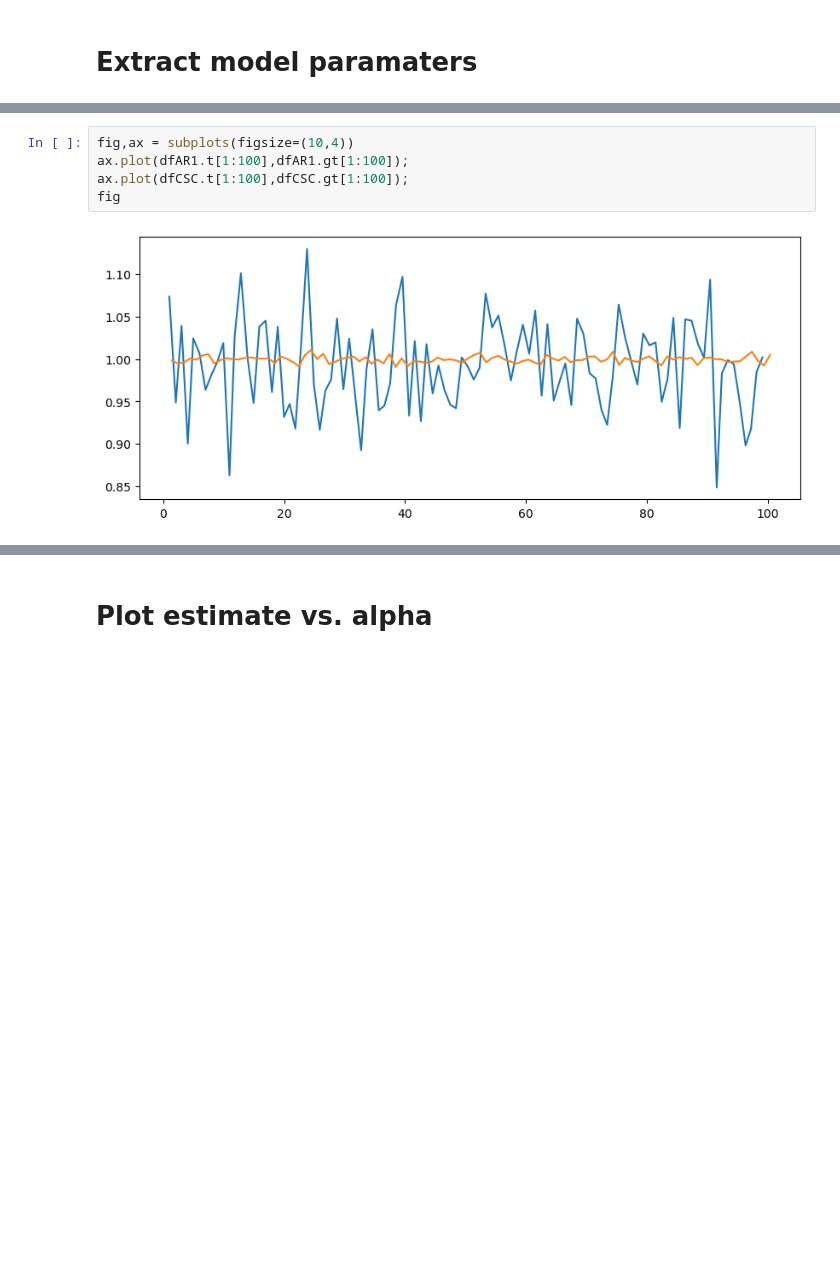
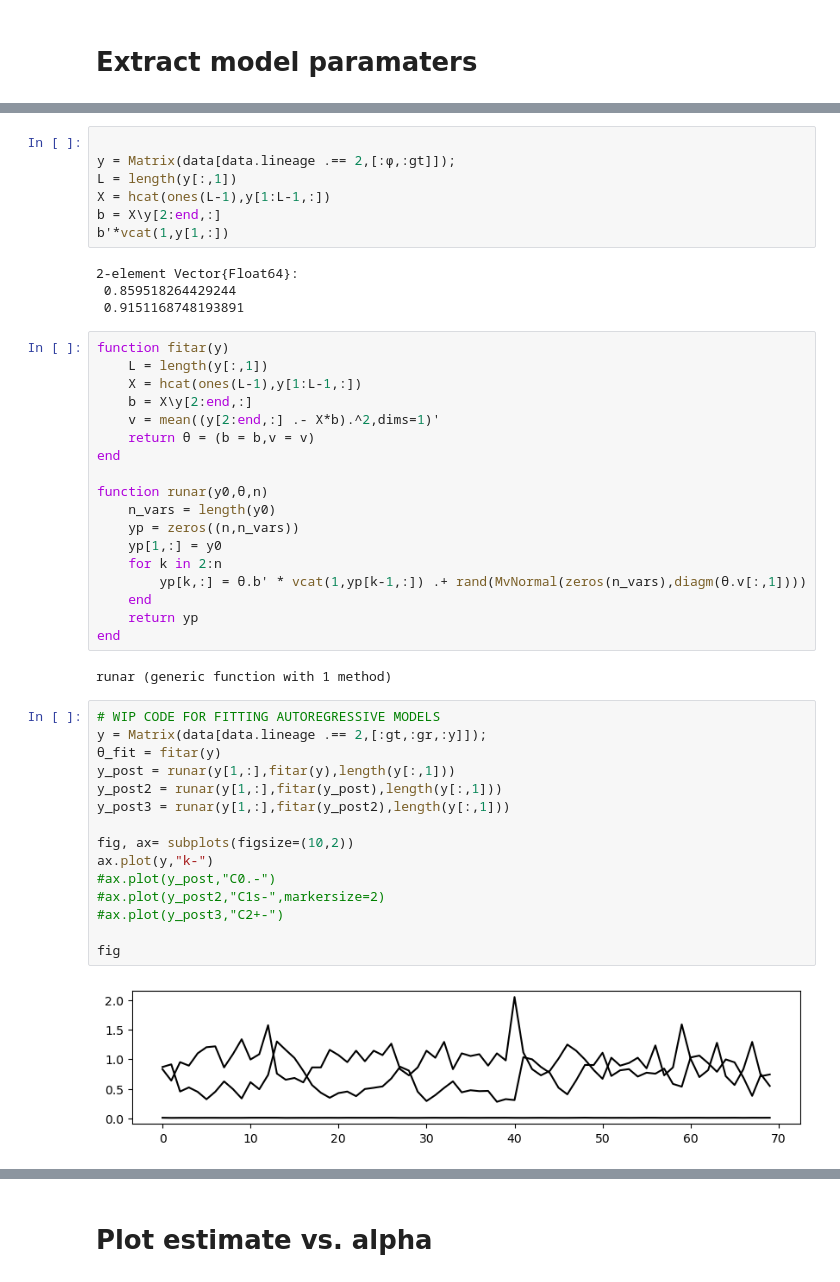
Before and after one commit to elevien/LDPrediction, a Jupyter notebook: src/PAPER_mothermachine.ipynb, the cells around one changed output, grey strips where cells are left out. Drawn from its saved outputs; the diff is of its cells as text; blank space fills up the shorter version.

```diff
--- a/src/PAPER_mothermachine.ipynb
+++ b/src/PAPER_mothermachine.ipynb
@@ -91,7 +45,48 @@ dfCSC[:,:gt] = push!(diff(dfCSC.t),1)
-# %%
-fig,ax = subplots(figsize=(10,4))
-ax.plot(dfAR1.t[1:100],dfAR1.gt[1:100]);
-ax.plot(dfCSC.t[1:100],dfCSC.gt[1:100]);
-fig
-# %% [output]
-[figure, removed]
+# %%
+
+y = Matrix(data[data.lineage .== 2,[:ϕ,:gt]]);
+L = length(y[:,1])
+X = hcat(ones(L-1),y[1:L-1,:])
+b = X\y[2:end,:]
+b'*vcat(1,y[1,:])
+# %% [output]
+2-element Vector{Float64}:
+ 0.859518264429244
+ 0.9151168748193891
+# %%
+function fitar(y)
+    L = length(y[:,1])
+    X = hcat(ones(L-1),y[1:L-1,:])
+    b = X\y[2:end,:]
+    v = mean((y[2:end,:] .- X*b).^2,dims=1)'
+    return θ = (b = b,v = v)
+end
+
+function runar(y0,θ,n)
+    n_vars = length(y0)
+    yp = zeros((n,n_vars))
+    yp[1,:] = y0
+    for k in 2:n
+        yp[k,:] = θ.b' * vcat(1,yp[k-1,:]) .+ rand(MvNormal(zeros(n_vars),diagm(θ.v[:,1])))
+    end
+    return yp
+end
+# %% [output]
+runar (generic function with 1 method)
+# %%
+# WIP CODE FOR FITTING AUTOREGRESSIVE MODELS
+y = Matrix(data[data.lineage .== 2,[:gt,:gr,:y]]);
+θ_fit = fitar(y)
+y_post = runar(y[1,:],fitar(y),length(y[:,1]))
+y_post2 = runar(y[1,:],fitar(y_post),length(y[:,1]))
+y_post3 = runar(y[1,:],fitar(y_post2),length(y[:,1]))
+
+fig, ax= subplots(figsize=(10,2))
+ax.plot(y,"k-")
+#ax.plot(y_post,"C0.-")
+#ax.plot(y_post2,"C1s-",markersize=2)
+#ax.plot(y_post3,"C2+-")
+
+fig
+# %% [output]
+[figure, added]
```
Also changed, not shown: parts of 8 cells of this notebook, 5 other files.
